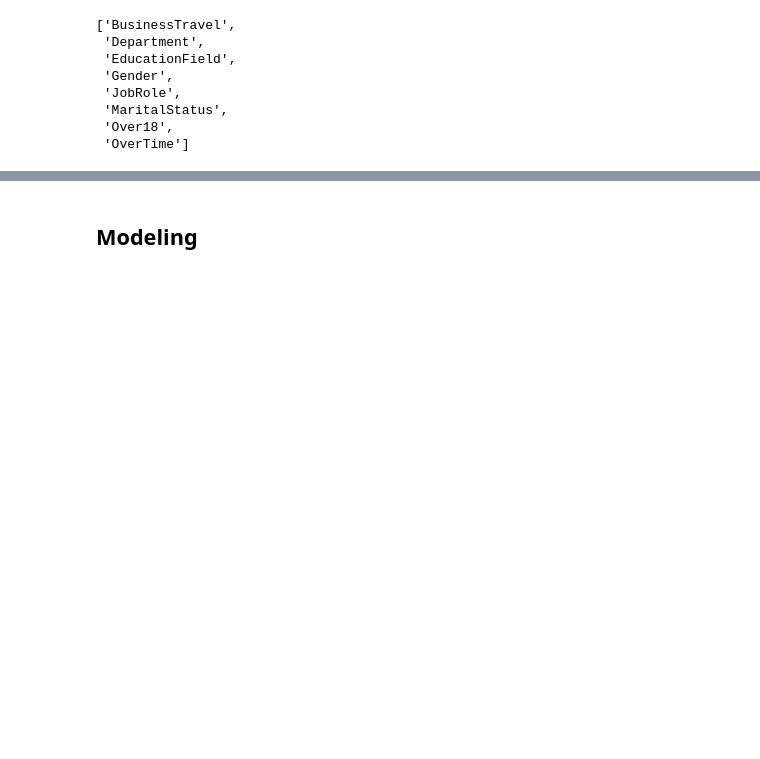
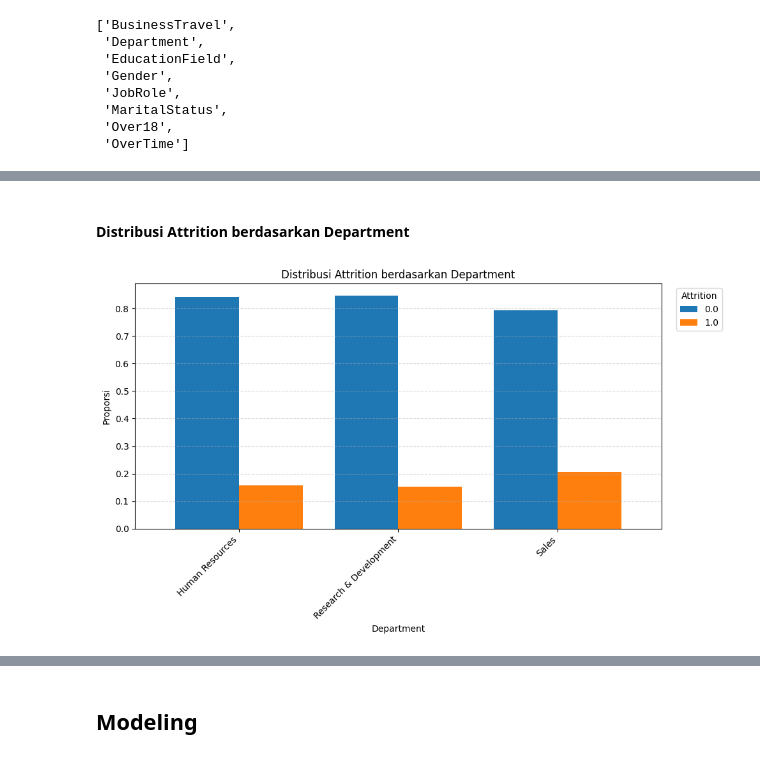
Before and after one commit to adolesans/penerapan-DS-Human-Resources, a Jupyter notebook: notebook-DS.ipynb, the cells around one changed output, grey strips where cells are left out. Saved outputs shown, nothing was run; the diff lists cells and outputs as text; code cells hidden in the pictures; blank space fills up the shorter version.

```diff
--- a/notebook-DS.ipynb
+++ b/notebook-DS.ipynb
@@ -442,0 +489,6 @@ categorical_columns
+# %% [markdown]
+#### Distribusi Attrition berdasarkan Department
+# %%
+plot_distribusi_attrition('Department')
+# %% [output]
+[figure, added]
```
Also changed, not shown: parts of 19 cells of this notebook.
